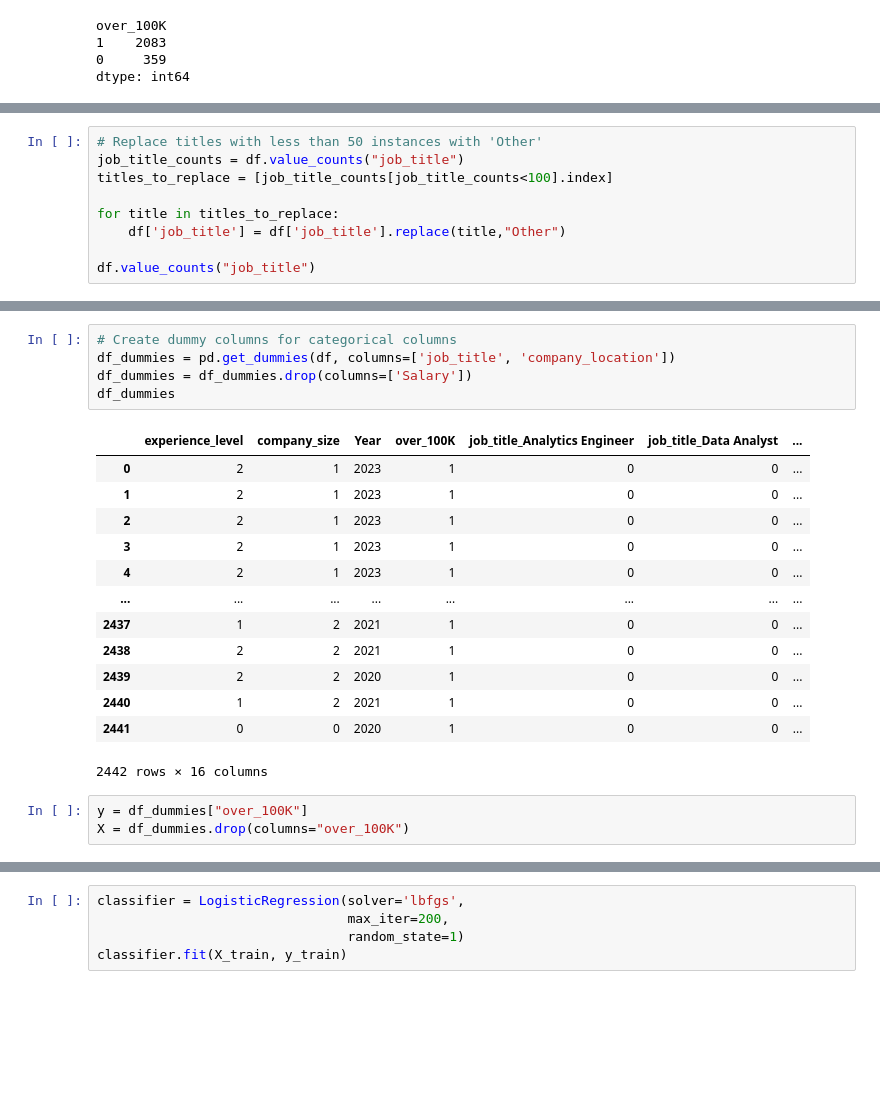
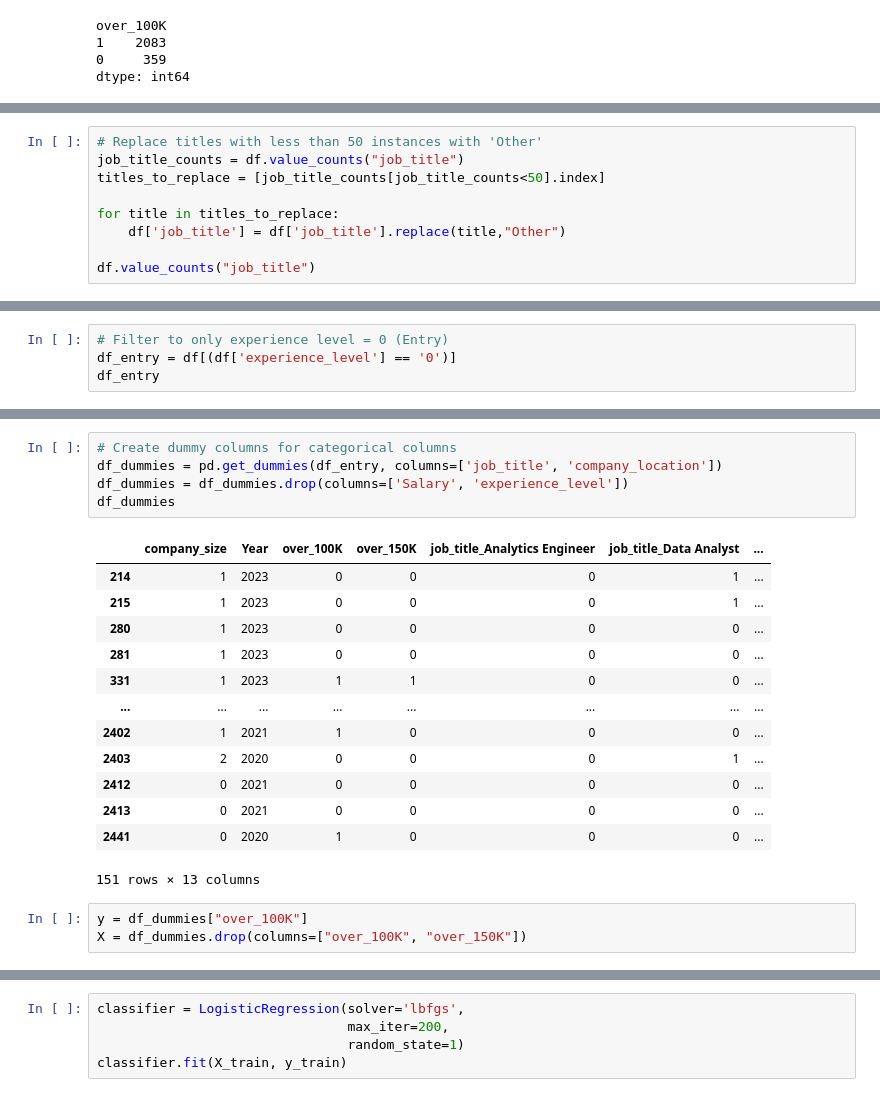
Before and after one commit to NathanRosse/DataScienceSalariesP4, a Jupyter notebook: Notebook/logistic_regression.ipynb, the cells around one changed output, grey strips where cells are left out. Drawn from its saved outputs; the diff is of its cells as text; blank space fills up the shorter version.

```diff
--- a/Notebook/machine_learning_cynthia.ipynb
+++ b/Notebook/logistic_regression.ipynb
@@ -127,7 +132,7 @@ df
 # %%
 # Replace titles with less than 50 instances with 'Other'
 job_title_counts = df.value_counts("job_title")
-titles_to_replace = [job_title_counts[job_title_counts<100].index]
+titles_to_replace = [job_title_counts[job_title_counts<50].index]
 
 for title in titles_to_replace:
     df['job_title'] = df['job_title'].replace(title,"Other")
@@ -160,0 +171,4 @@ df
+# %%
+# Filter to only experience level = 0 (Entry)
+df_entry = df[(df['experience_level'] == '0')]
+df_entry
@@ -161,25 +189,25 @@ df
 # %%
 # Create dummy columns for categorical columns
-df_dummies = pd.get_dummies(df, columns=['job_title', 'company_location'])
-df_dummies = df_dummies.drop(columns=['Salary'])
+df_dummies = pd.get_dummies(df_entry, columns=['job_title', 'company_location'])
+df_dummies = df_dummies.drop(columns=['Salary', 'experience_level'])
 df_dummies
 # %% [output]
-|  | experience_level | company_size | Year | over_100K | job_title_Analytics Engineer | job_title_Data Analyst | ... |
-| 0 | 2 | 1 | 2023 | 1 | 0 | 0 | ... |
-| 1 | 2 | 1 | 2023 | 1 | 0 | 0 | ... |
-| 2 | 2 | 1 | 2023 | 1 | 0 | 0 | ... |
-| 3 | 2 | 1 | 2023 | 1 | 0 | 0 | ... |
-| 4 | 2 | 1 | 2023 | 1 | 0 | 0 | ... |
+|  | company_size | Year | over_100K | over_150K | job_title_Analytics Engineer | job_title_Data Analyst | ... |
+| 214 | 1 | 2023 | 0 | 0 | 0 | 1 | ... |
+| 215 | 1 | 2023 | 0 | 0 | 0 | 1 | ... |
+| 280 | 1 | 2023 | 0 | 0 | 0 | 0 | ... |
+| 281 | 1 | 2023 | 0 | 0 | 0 | 0 | ... |
+| 331 | 1 | 2023 | 1 | 1 | 0 | 0 | ... |
 | ... | ... | ... | ... | ... | ... | ... | ... |
-| 2437 | 1 | 2 | 2021 | 1 | 0 | 0 | ... |
-| 2438 | 2 | 2 | 2021 | 1 | 0 | 0 | ... |
-| 2439 | 2 | 2 | 2020 | 1 | 0 | 0 | ... |
-| 2440 | 1 | 2 | 2021 | 1 | 0 | 0 | ... |
-| 2441 | 0 | 0 | 2020 | 1 | 0 | 0 | ... |
+| 2402 | 1 | 2021 | 1 | 0 | 0 | 0 | ... |
+| 2403 | 2 | 2020 | 0 | 0 | 0 | 1 | ... |
+| 2412 | 0 | 2021 | 0 | 0 | 0 | 0 | ... |
+| 2413 | 0 | 2021 | 0 | 0 | 0 | 0 | ... |
+| 2441 | 0 | 2020 | 1 | 0 | 0 | 0 | ... |
-2442 rows × 16 columns
+151 rows × 13 columns
 # %%
 y = df_dummies["over_100K"]
-X = df_dummies.drop(columns="over_100K")
+X = df_dummies.drop(columns=["over_100K", "over_150K"])
 # %%
 X_train, X_test, y_train, y_test = train_test_split(X,
                                                     y,
```
Also changed, not shown: parts of 13 cells of this notebook, 1 other file.
